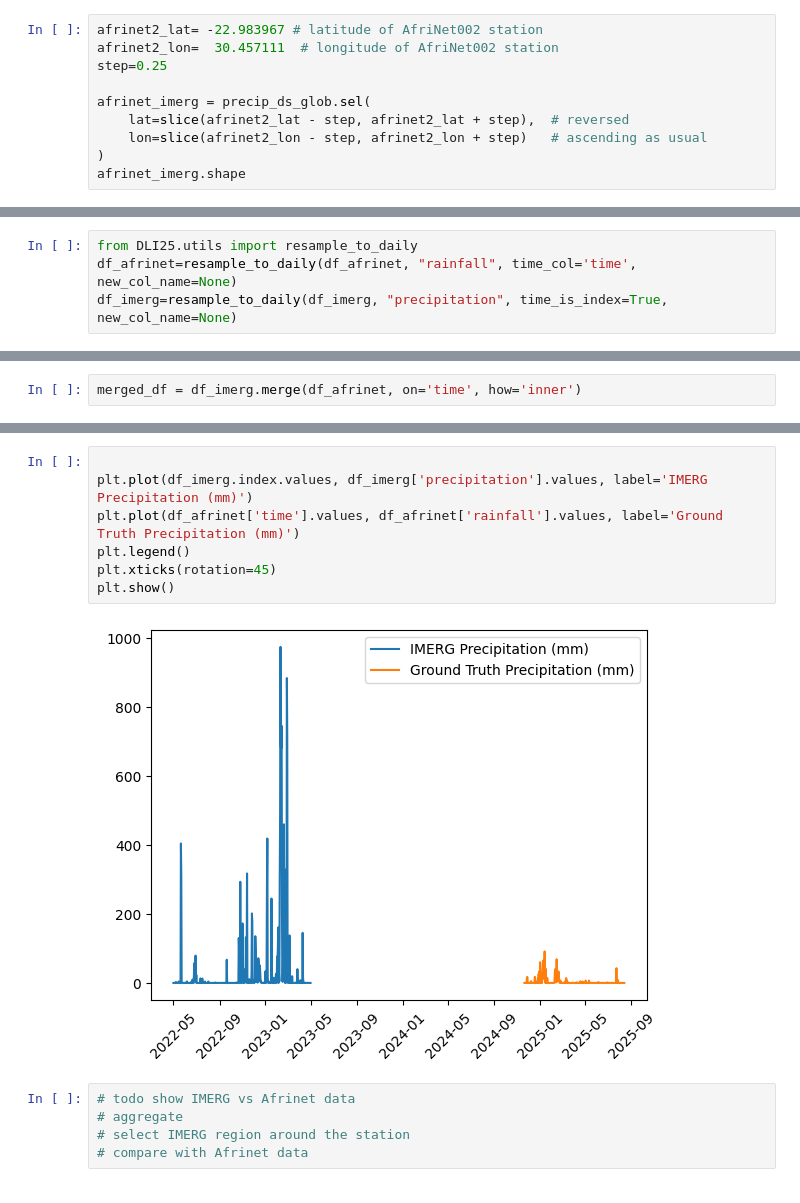
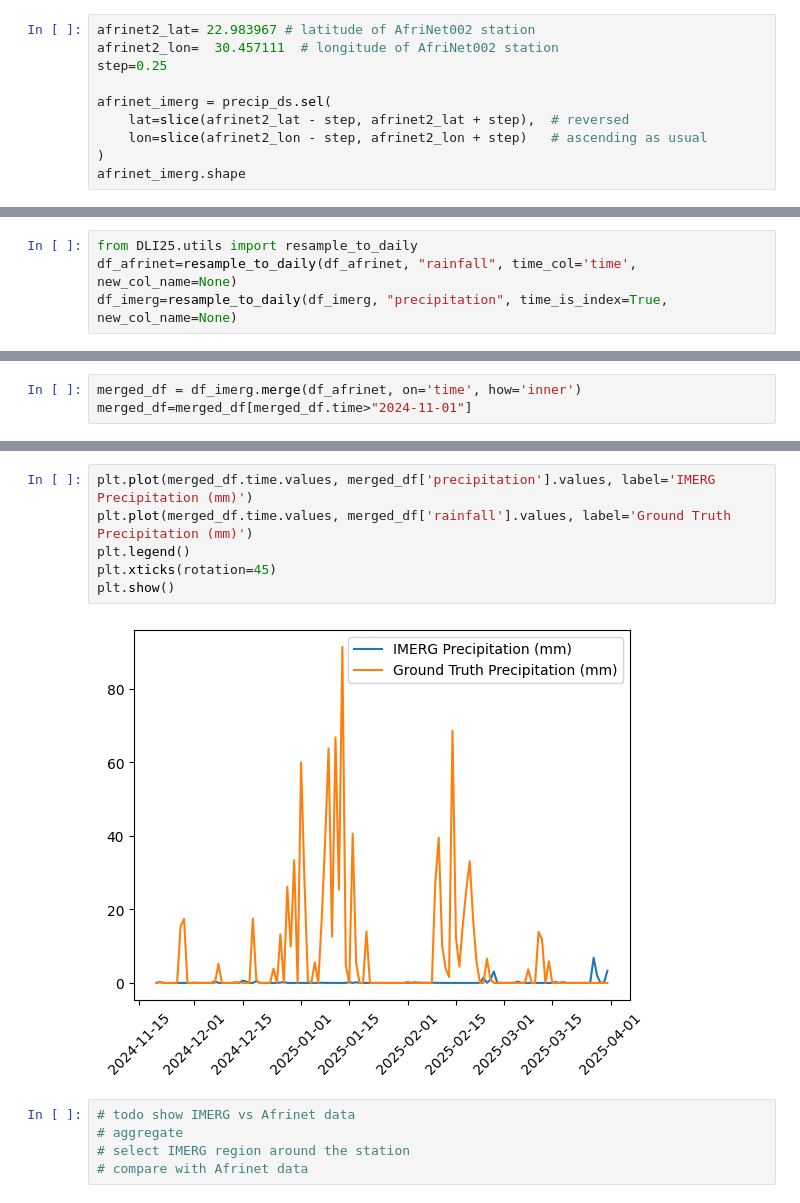
Before and after one commit to africlimate-research/AfriClimateAI-Community, a Jupyter notebook: resources/DLI25_comprehensive_benchmarking.ipynb, the cells around one changed output, grey strips where cells are left out. Drawn from its saved outputs; the diff is of its cells as text.

```diff
--- a/resources/DLI25_comprehensive_benchmarking.ipynb
+++ b/resources/DLI25_comprehensive_benchmarking.ipynb
@@ -177,9 +175,9 @@ for end_date in ["2022-06-01"]:
 # %%
-afrinet2_lat= -22.983967 # latitude of AfriNet002 station
+afrinet2_lat= 22.983967 # latitude of AfriNet002 station
 afrinet2_lon=  30.457111  # longitude of AfriNet002 station
 step=0.25
 
-afrinet_imerg = precip_ds_glob.sel(
+afrinet_imerg = precip_ds.sel(
     lat=slice(afrinet2_lat - step, afrinet2_lat + step),  # reversed
     lon=slice(afrinet2_lon - step, afrinet2_lon + step)   # ascending as usual
 )
@@ -201,2 +216,3 @@ df_imerg=resample_to_daily(df_imerg, "precipitation", time_is_index=True, new_co
 # %%
 merged_df = df_imerg.merge(df_afrinet, on='time', how='inner')
+merged_df=merged_df[merged_df.time>"2024-11-01"]
@@ -203,12 +235,11 @@ merged_df = df_imerg.merge(df_afrinet, on='time', how='inner')
 # %%
-
-plt.plot(df_imerg.index.values, df_imerg['precipitation'].values, label='IMERG Precipitation (mm)')
-plt.plot(df_afrinet['time'].values, df_afrinet['rainfall'].values, label='Ground Truth Precipitation (mm)')
+plt.plot(merged_df.time.values, merged_df['precipitation'].values, label='IMERG Precipitation (mm)')
+plt.plot(merged_df.time.values, merged_df['rainfall'].values, label='Ground Truth Precipitation (mm)')
 plt.legend()
 plt.xticks(rotation=45)
 plt.show()
 # %% [output]
-[figure, old version]
+[figure, new version]
 # %%
 # todo show IMERG vs Afrinet data
 # aggregate
```
Also changed, not shown: parts of 15 cells of this notebook, 1 other file.
